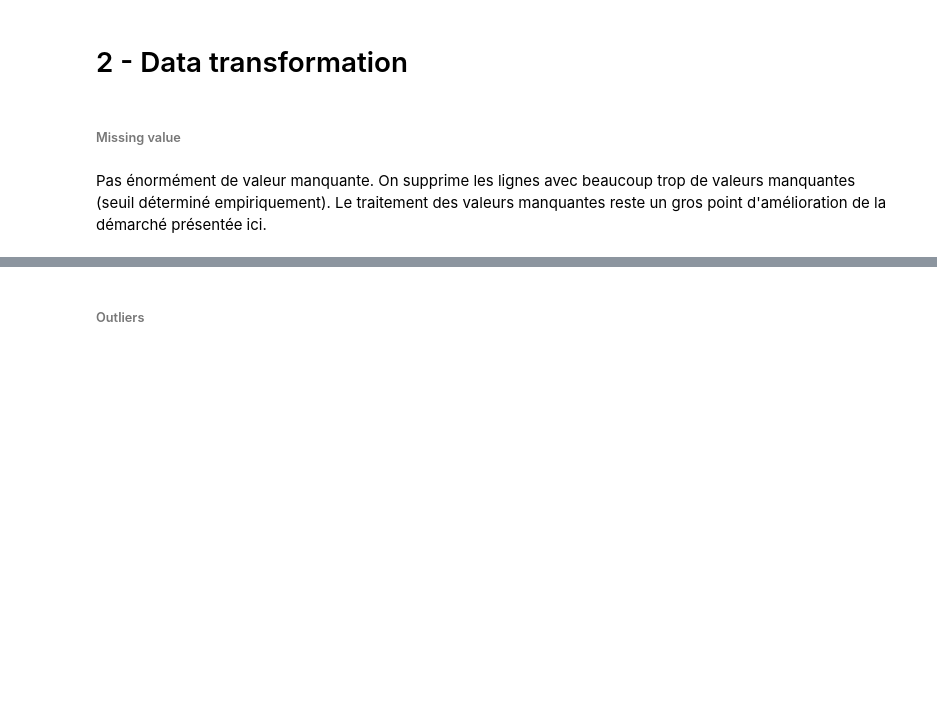
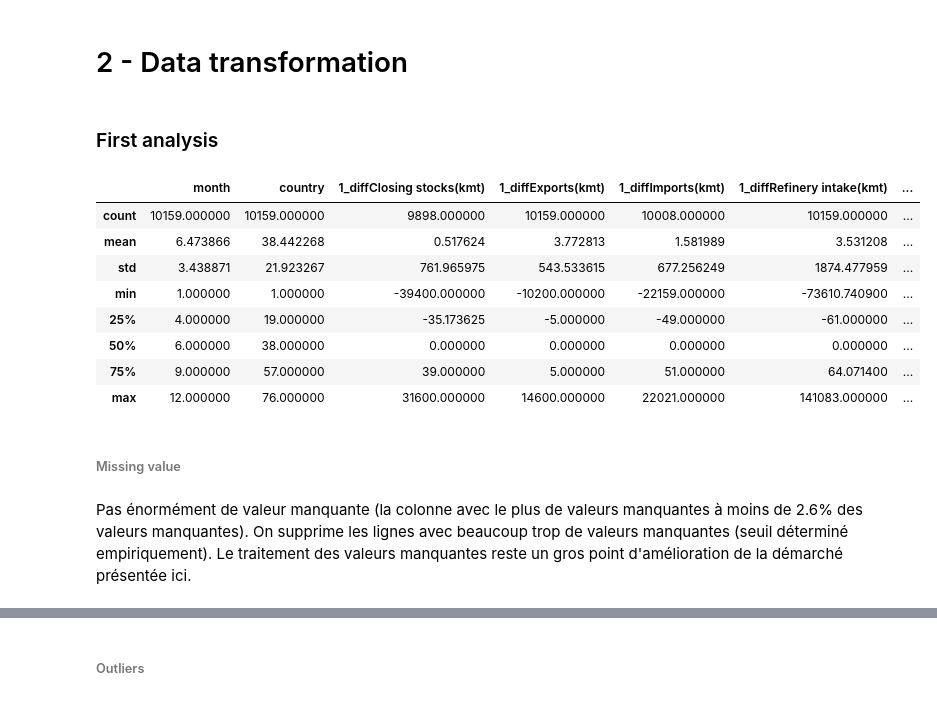
Before and after one commit to thibaultbl/oil_prediction_challenge, a Jupyter notebook: Code/notebook.ipynb, the cells around one changed output, grey strips where cells are left out. Drawn from its saved outputs; the diff is of its cells as text; code cells hidden in the pictures; blank space fills up the shorter version.

```diff
--- a/Code/notebook.ipynb
+++ b/Code/notebook.ipynb
@@ -42,3 +43,17 @@ final_test = pd.read_csv(PATH_DATA + "Test.csv", sep=";")
 X_full = pd.concat([X, final_test])
 # %% [markdown]
 # 2 - Data transformation
+# %% [markdown]
+### First analysis
+# %%
+X.describe()
+# %% [output]
+|  | month | country | 1_diffClosing stocks(kmt) | 1_diffExports(kmt) | 1_diffImports(kmt) | 1_diffRefinery intake(kmt) | ... |
+| count | 10159.000000 | 10159.000000 | 9898.000000 | 10159.000000 | 10008.000000 | 10159.000000 | ... |
+| mean | 6.473866 | 38.442268 | 0.517624 | 3.772813 | 1.581989 | 3.531208 | ... |
+| std | 3.438871 | 21.923267 | 761.965975 | 543.533615 | 677.256249 | 1874.477959 | ... |
+| min | 1.000000 | 1.000000 | -39400.000000 | -10200.000000 | -22159.000000 | -73610.740900 | ... |
+| 25% | 4.000000 | 19.000000 | -35.173625 | -5.000000 | -49.000000 | -61.000000 | ... |
+| 50% | 6.000000 | 38.000000 | 0.000000 | 0.000000 | 0.000000 | 0.000000 | ... |
+| 75% | 9.000000 | 57.000000 | 39.000000 | 5.000000 | 51.000000 | 64.071400 | ... |
+| max | 12.000000 | 76.000000 | 31600.000000 | 14600.000000 | 22021.000000 | 141083.000000 | ... |
@@ -45,4 +62,4 @@ X_full = pd.concat([X, final_test])
 # %% [markdown]
 ###### Missing value
 # %% [markdown]
-Pas énormément de valeur manquante. On supprime les lignes avec beaucoup trop de valeurs manquantes (seuil déterminé empiriquement). Le traitement des valeurs manquantes reste un gros point d'amélioration de la démarché présentée ici.
+Pas énormément de valeur manquante (la colonne avec le plus de valeurs manquantes à moins de 2.6% des valeurs manquantes). On supprime les lignes avec beaucoup trop de valeurs manquantes (seuil déterminé empiriquement). Le traitement des valeurs manquantes reste un gros point d'amélioration de la démarché présentée ici.
```
Also changed, not shown: parts of 22 cells of this notebook, 1 other file.
